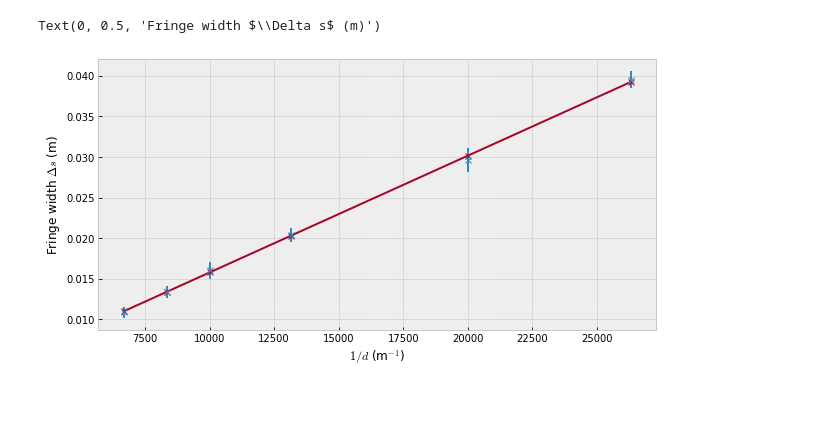
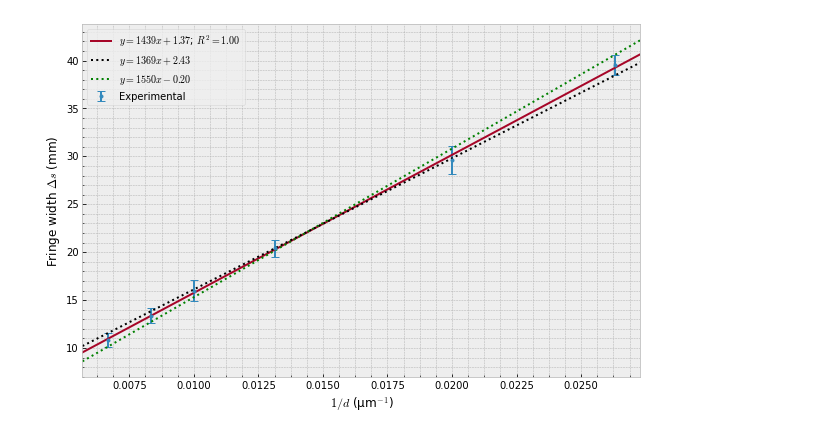
Before and after one commit to Pyxidatol-C/PhyIA, a Jupyter notebook: scripts/graph.ipynb, the cells around one changed output. Drawn from its saved outputs; the diff is of its cells as text; code cells hidden in the pictures; blank space fills up the shorter version.

```diff
--- a/scripts/graph.ipynb
+++ b/scripts/graph.ipynb
@@ -41,17 +41,35 @@ slope, intercept, r_value, _, stderr = linregress(1 / wire_ws, fringe_ws)
-# %%
-plt.figure()
-plt.errorbar(1 / wire_ws, fringe_ws, yerr=np.array([1.074318556108942,
- 1.4867999999999988,
- 0.8550107704584781,
- 1.0553416271520804,
- 0.7496425398148107,
- 0.7080000000000002]) * 1e-3, fmt='x')
-plt.plot(1/wire_ws, slope * (1/wire_ws) + intercept, '-x')
-plt.xlabel("$1/d$ (m$^{-1}$)")
-plt.ylabel("Fringe width $\Delta s$ (m)")
-# %% [output]
-Text(0, 0.5, 'Fringe width $\\Delta s$ (m)')
-[figure, removed]
+# %%
+plt.figure()
+plt.errorbar(1 / wire_ws/1e6, fringe_ws*1e3, yerr=np.array([1.074318556108942,
+ 1.4867999999999988,
+ 0.8550107704584781,
+ 1.0553416271520804,
+ 0.7496425398148107,
+ 0.7080000000000002]), fmt='.', label='Experimental', capsize=4)
+
+l, r = plt.xlim()
+xs = np.linspace(l, r)
+
+plt.plot(xs, slope * xs + intercept, '-', label=f"$y = {slope:.0f} x + {intercept:.2f}$; $R^2 = {r_value**2:.2f}$")
+smax, imax, *_ = linregress([1/38, 1/150], [39.52675 - 1.075835955199492, 10.847700000000001 + 0.7090000000000006])
+smin, imin, *_ = linregress([1/38, 1/150], [39.52675 + 1.075835955199492, 10.847700000000001 - 0.7090000000000006])
+
+plt.plot(xs, smax * xs + imax, ':k', label=f"$y = {smax:.0f} x + {imax:.2f}$")
+plt.plot(xs, smin * xs + imin, ':g', label=f"$y = {smin:.0f} x {imin:.2f}$")
+
+plt.xlim(l, r)
+
+plt.xlabel("$1/d$ (µm$^{-1}$)")
+plt.ylabel("Fringe width $\Delta s$ (mm)")
+
+plt.minorticks_on()
+plt.grid(which='minor')
+
+plt.legend()
+
+plt.savefig('processed-data/ds_vs_d_lin.png', dpi=160, bbox_inches='tight')
+# %% [output]
+[figure, added]
 # %%
 slope
 # %% [output]
```
Also changed, not shown: parts of 13 cells of this notebook, 5 other files.
